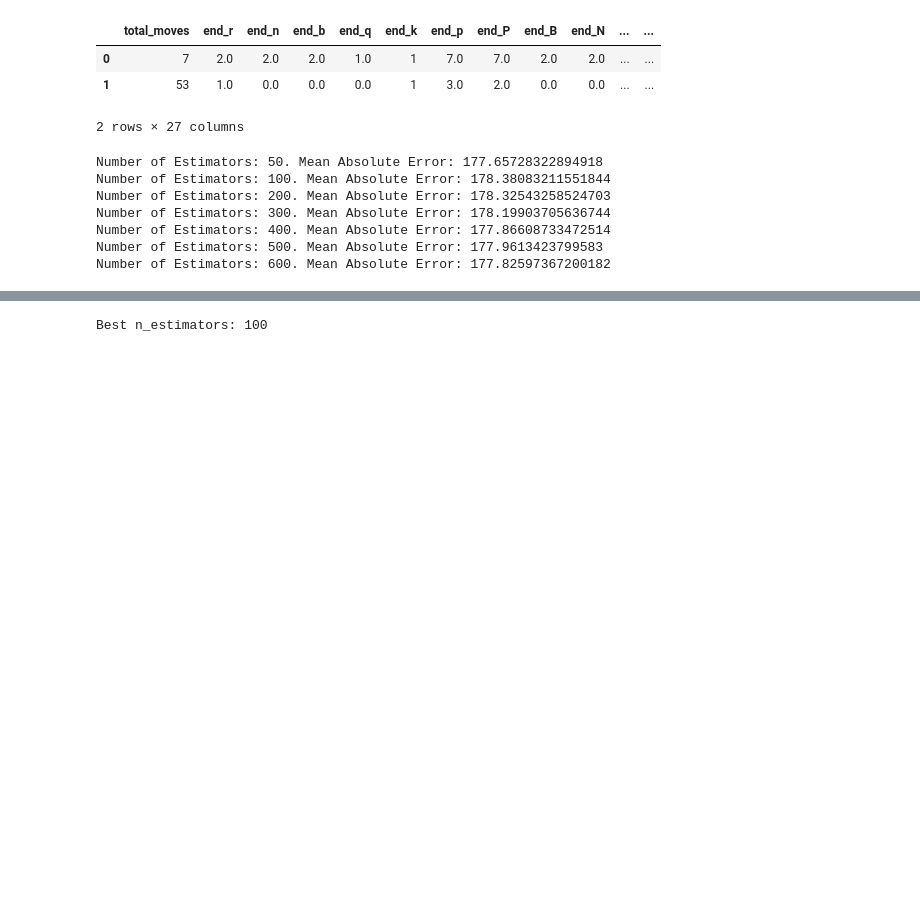
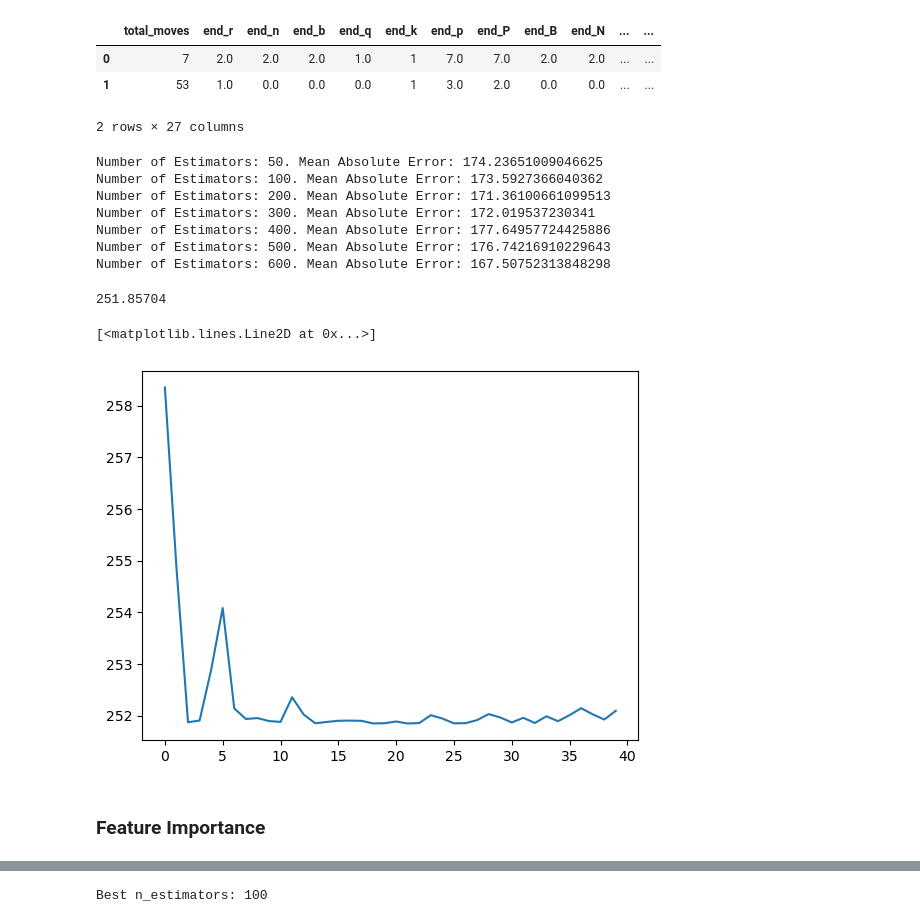
Before and after one commit to jonathan-wu1/Finding-Elo, a Jupyter notebook: rfr_model_training.ipynb, the cells around one changed output, grey strips where cells are left out. Cells and saved outputs as stored; diff of their text form; code cells hidden in the pictures; blank space fills up the shorter version.

```diff
--- a/rfr_model_training.ipynb
+++ b/rfr_model_training.ipynb
@@ -55,7 +55,7 @@ to_drop = ["white_elo", "black_elo", "diff_elos", "mean_elos", "diff_elos", "mov
 
 # Assuming 'target' is the name of the column you want to predict
 features = df.drop(to_drop, axis=1)
-X = pd.concat([features, ecos, results], axis=1, ignore_index=True)
+X = pd.concat([features, ecos, results], axis=1)
 y = df['mean_elos']
 # %%
 features.head(2)
@@ -86,10 +86,42 @@ for n in num_estims:
 for i in range(len(maes)):
     print(f"Number of Estimators: {num_estims[i]}. Mean Absolute Error: {maes[i]}")
 # %% [output]
-Number of Estimators: 50. Mean Absolute Error: 177.65728322894918
-Number of Estimators: 100. Mean Absolute Error: 178.38083211551844
-Number of Estimators: 200. Mean Absolute Error: 178.32543258524703
-Number of Estimators: 300. Mean Absolute Error: 178.19903705636744
-Number of Estimators: 400. Mean Absolute Error: 177.86608733472514
-Number of Estimators: 500. Mean Absolute Error: 177.9613423799583
-Number of Estimators: 600. Mean Absolute Error: 177.82597367200182
+Number of Estimators: 50. Mean Absolute Error: 174.23651009046625
+Number of Estimators: 100. Mean Absolute Error: 173.5927366040362
+Number of Estimators: 200. Mean Absolute Error: 171.36100661099513
+Number of Estimators: 300. Mean Absolute Error: 172.019537230341
+Number of Estimators: 400. Mean Absolute Error: 177.64957724425886
+Number of Estimators: 500. Mean Absolute Error: 176.74216910229643
+Number of Estimators: 600. Mean Absolute Error: 167.50752313848298
+# %%
+X_train, X_test, y_train, y_test = train_test_split(X, y, test_size=0.2)
+# Initialize the model
+model = RandomForestRegressor(n_estimators=200, random_state=42, n_jobs=-1)
+# Train the model
+model.fit(X_train, y_train)
+
+# Make predictions
+y_pred = model.predict(X_test)
+
+# Evaluate the model
+mae = mean_absolute_error(y_test, y_pred)
+maes.append(mae)
+# %%
+
+import matplotlib.pyplot as plt
+import math
+
+
+def r_mse(pred,y): return round(math.sqrt(((pred-y)**2).mean()), 6)
+def m_rmse(m, xs, y): return r_mse(m.predict(xs), y)
+
+print(r_mse(y_pred.mean(0), y_test))
+
+
+plt.plot([r_mse(y_pred[:i+1].mean(0), y_test) for i in range(40)])
+# %% [output]
+251.85704
+[<matplotlib.lines.Line2D at 0x...>]
+[figure, added]
+# %% [markdown]
+### Feature Importance
```
Also changed, not shown: parts of 7 cells of this notebook, 12 other files.
